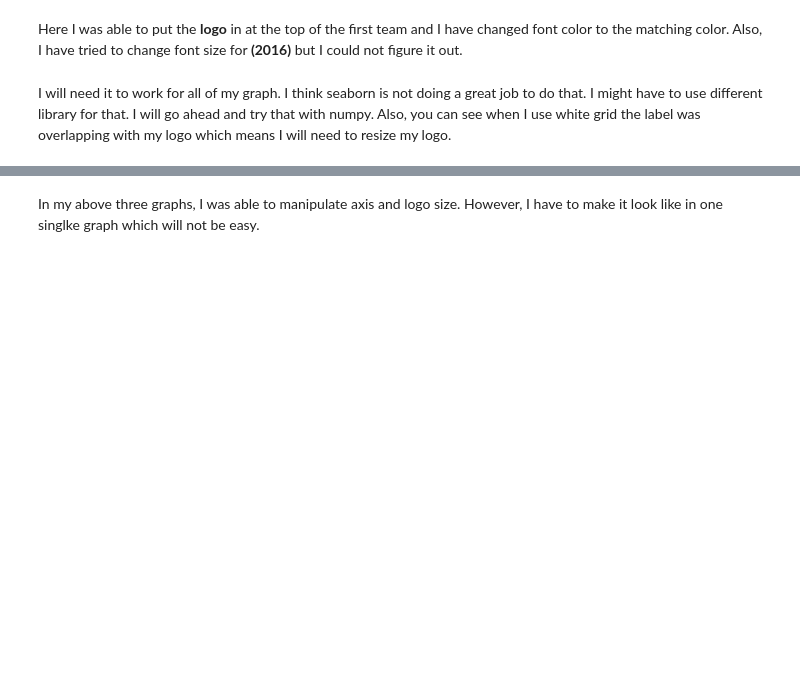
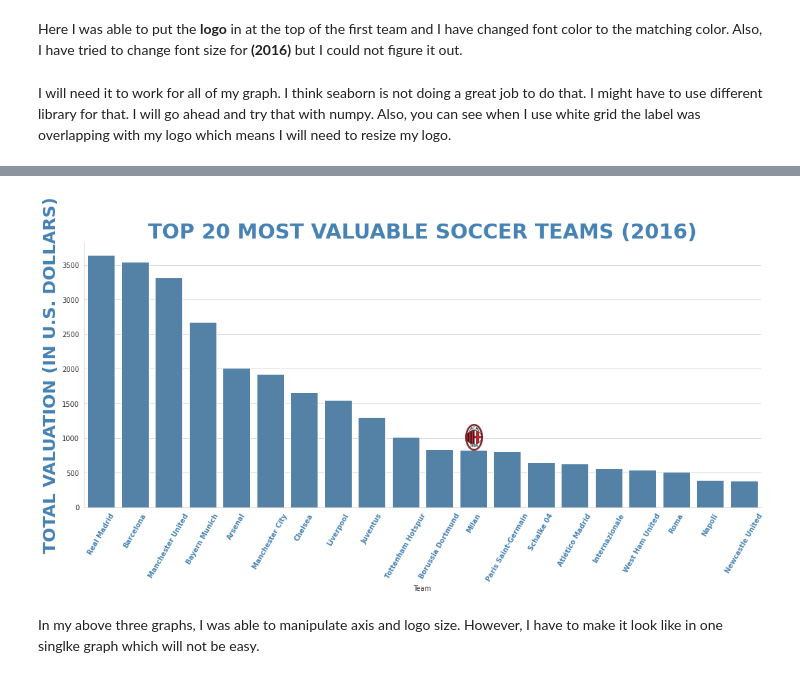
Before and after one commit to khatriprajwol/Data-Visualization-, a Jupyter notebook: Recreating The Master .ipynb, the cells around one changed output, grey strips where cells are left out. Drawn from its saved outputs; the diff is of its cells as text; code cells hidden in the pictures; blank space fills up the shorter version.

```diff
--- a/Recreating The Master .ipynb
+++ b/Recreating The Master .ipynb
@@ -254,16 +255,18 @@ plt.show()
 # %%
 plt.rcParams["figure.figsize"] = [15, 8]
 plt.rcParams["figure.autolayout"] = True
 sns.set_style('whitegrid')
 ax = sns.barplot(data = df, x = 'Team', y= "Value", color= 'steelblue', ci= None, linewidth = 1)
 ax.set_xticklabels(ax.get_xticklabels(),rotation = 60, fontweight = 'bold', color = 'steelblue')
 ax.set_title('TOP 20 MOST VALUABLE SOCCER TEAMS (2016)',size = float(30.0), fontweight = 'bold', color= 'steelblue')
 ax.set_ylabel("TOTAL VALUATION (IN U.S. DOLLARS)", size = float(25.0), fontweight = 'bold',  color= 'steelblue')
-arr_lena = plt.imread("/content/Milan.png")
+arr_lena = plt.imread(f"/content/drive/MyDrive/logos/ACMilan.png")
 axin = ax.inset_axes([0.49,0.215,0.099,0.099], anchor='NE', zorder=1)
 axin.imshow(arr_lena)
 axin.axis('off')
 sns.despine()
 plt.show()
+# %% [output]
+[figure, added]
 # %% [markdown]
 In my above three graphs, I was able to manipulate axis and logo size. However, I have to make it look like in one singlke graph which will not be easy.
```
Also changed, not shown: parts of 11 cells of this notebook.
